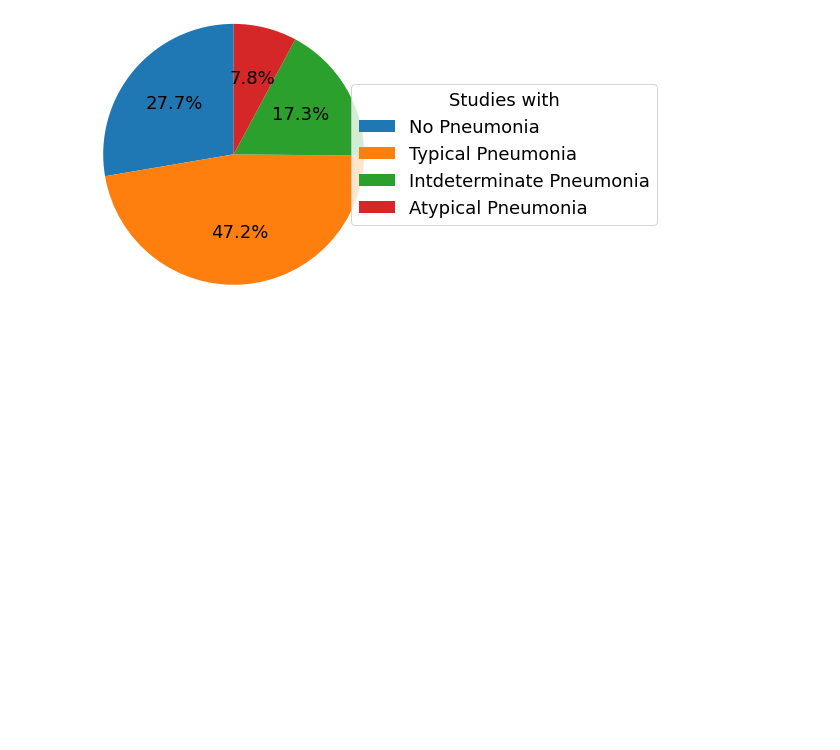
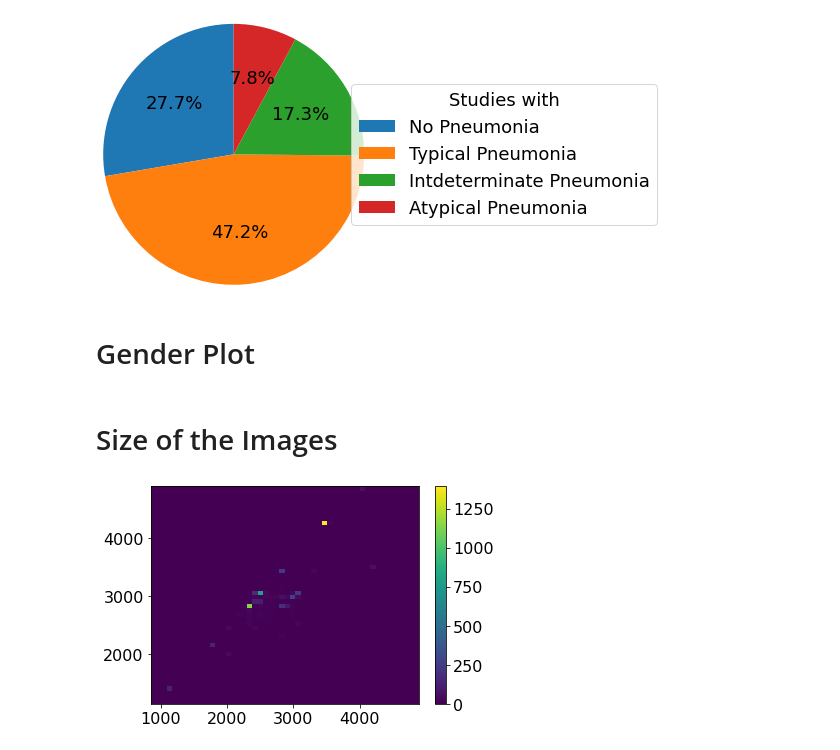
Before and after one commit to CarlaSa/AML_project, a Jupyter notebook: Data Plots.ipynb, the cells around one changed output. Saved outputs shown, nothing was run; the diff lists cells and outputs as text; code cells hidden in the pictures; blank space fills up the shorter version.

```diff
--- a/Data Plots.ipynb
+++ b/Data Plots.ipynb
@@ -73,3 +106,18 @@ plt.savefig("images/bounding_box_piechart.pdf")
 plt.show()
 # %% [output]
 [figure]
+# %% [markdown]
+# Gender Plot
+# %% [markdown]
+# Size of the Images
+# %%
+imagedataset = ImageDataset("data/train", "data/train_image_level.csv")
+#dataset = UniformImageDataset(imagedataset)
+# %%
+sizes = np.zeros((2,len(imagedataset)), dtype=int)
+genders = np.zeros(len(imagedataset), dtype=str)
+
+for i in tqdm(range(len(imagedataset))):
+    dicom, _ = imagedataset[i]
+    sizes[:,i] = dicom.pixel_array.shape
+    genders[i] = dicom.PatientSex
@@ -75,0 +127,6 @@ plt.show()
+# %%
+plt.hist2d(sizes[0], sizes[1], bins=50)
+plt.colorbar()
+plt.show()
+# %% [output]
+[figure, added]
```
Also changed, not shown: parts of 9 cells of this notebook.
